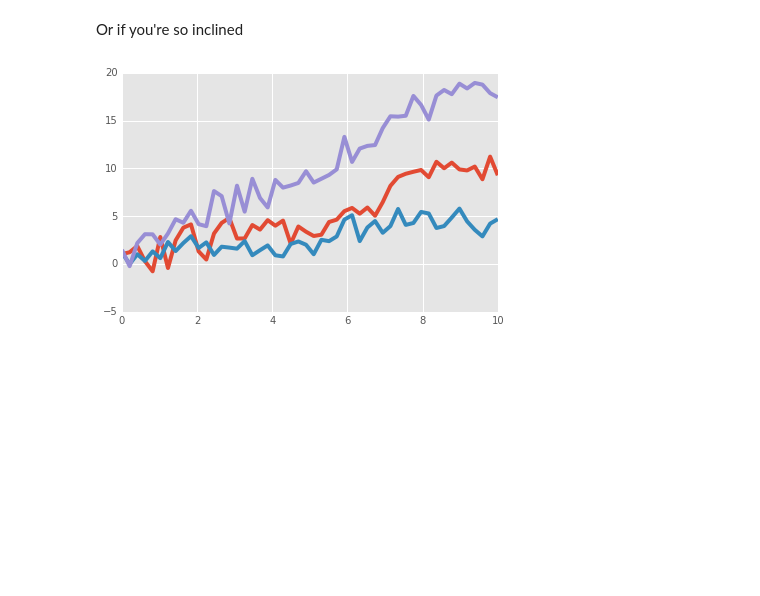
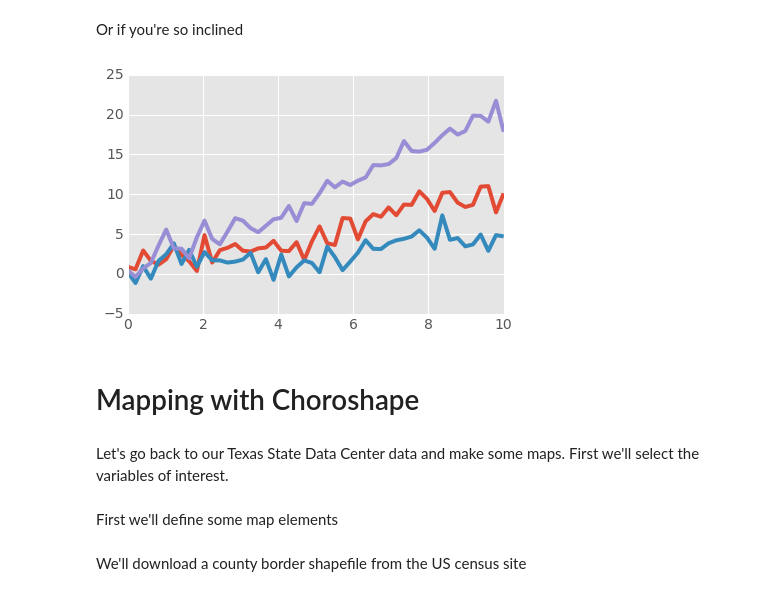
Before and after one commit to rasquith/choroshape, a Jupyter notebook: examples/Talk_example.ipynb, the cells around one changed output. Drawn from its saved outputs; the diff is of its cells as text; code cells hidden in the pictures; blank space fills up the shorter version.

```diff
--- a/examples/Talk_example.ipynb
+++ b/examples/Talk_example.ipynb
@@ -379,20 +420,24 @@ plt.show()
 Or if you're so inclined
 # %%
 """
-This is the same plto with ggplot styling
+This is the same plot with ggplot styling
 """
 
 from matplotlib import pyplot as plt
 import numpy as np
 
 x = np.linspace(0, 10)
 
 with plt.style.context('ggplot'):
     plt.plot(x, np.sin(x) + x + np.random.randn(50))
     plt.plot(x, np.sin(x) + 0.5 * x + np.random.randn(50))
     plt.plot(x, np.sin(x) + 2 * x + np.random.randn(50))
 
 
 plt.show()
 # %% [output]
-[figure, old version]
+[figure, new version]
+# %% [markdown]
+# Mapping with Choroshape
+# %% [markdown]
+Let's go back to our Texas State Data Center data and make some maps. First we'll select the variables of interest.
@@ -398,0 +447,2 @@ plt.show()
+# %% [markdown]
+First we'll define some map elements
@@ -398,0 +464,2 @@ plt.show()
+# %% [markdown]
+We'll download a county border shapefile from the US census site
```
Also changed, not shown: parts of 16 cells of this notebook, 2 other files.
